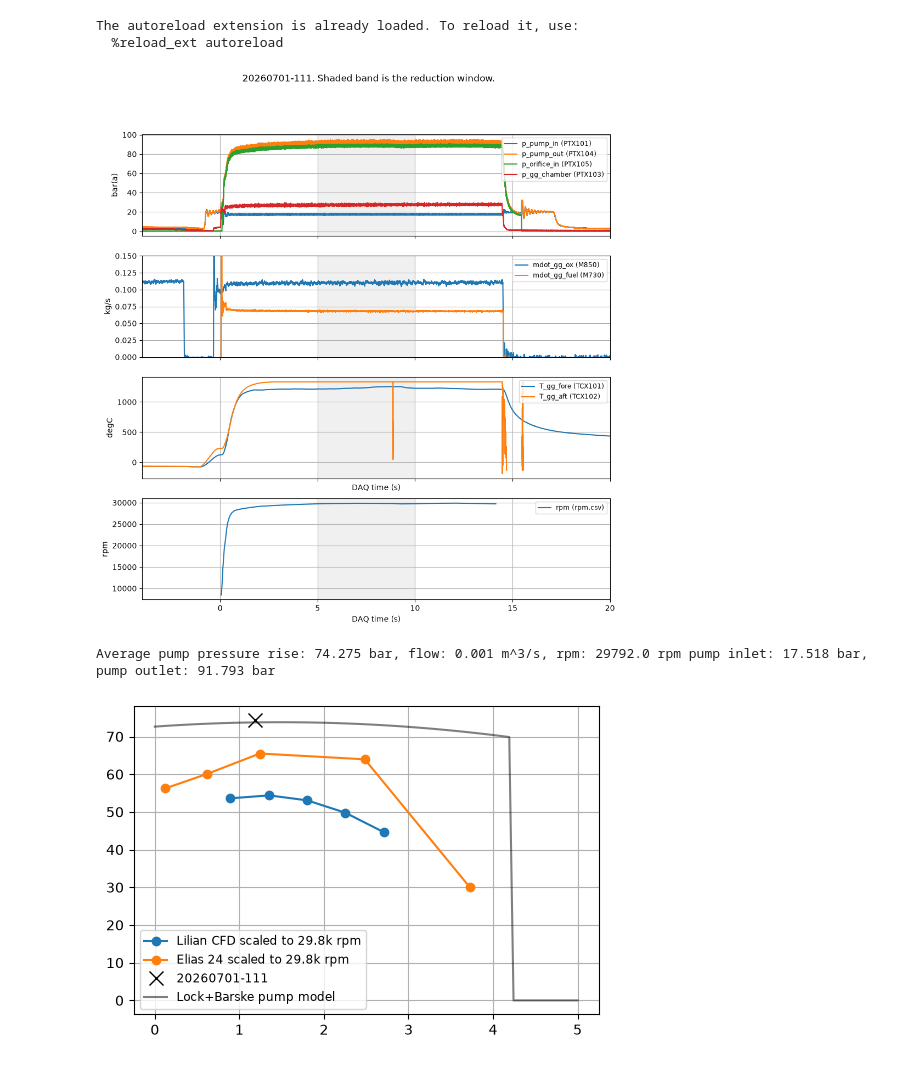
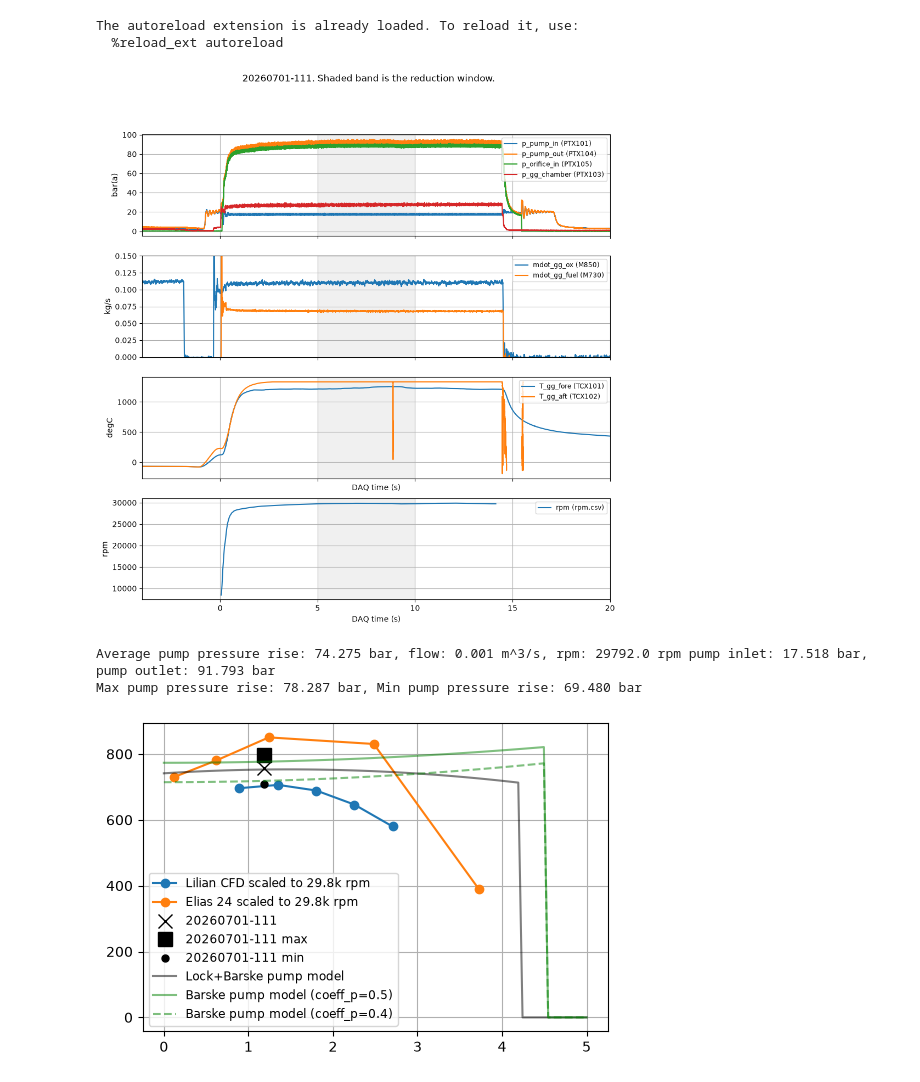
Before and after one commit to LpHiX/otp-sizing, a Jupyter notebook: data/LilianCFD20260928/lilian_cfd.ipynb, the cells around one changed output. Cells and saved outputs as stored; diff of their text form; code cells hidden in the pictures.

```diff
--- a/data/LilianCFD20260928/lilian_cfd.ipynb
+++ b/data/LilianCFD20260928/lilian_cfd.ipynb
@@ -50,13 +50,17 @@ avg_dp = run["dp_pump"].mean(STEADY_STATE_START, STEADY_STATE_END)
 avg_Q = run["Q_pump"].mean(STEADY_STATE_START, STEADY_STATE_END)
 avg_rpm = run["rpm"].mean(STEADY_STATE_START, STEADY_STATE_END)
 avg_p_inlet = run["p_pump_in"].mean(STEADY_STATE_START, STEADY_STATE_END)
+max_dp = run["dp_pump"].max(STEADY_STATE_START, STEADY_STATE_END)
+min_dp = run["dp_pump"].min(STEADY_STATE_START, STEADY_STATE_END)
 avg_p_outlet = run["p_pump_out"].mean(STEADY_STATE_START, STEADY_STATE_END)
 print(f"Average pump pressure rise: {avg_dp:.3f} bar, flow: {avg_Q:.3f} m^3/s, rpm: {avg_rpm:.1f} rpm", f"pump inlet: {avg_p_inlet:.3f} bar, pump outlet: {avg_p_outlet:.3f} bar")
+print (f"Max pump pressure rise: {max_dp:.3f} bar, Min pump pressure rise: {min_dp:.3f} bar")
 # %% [output]
 The autoreload extension is already loaded. To reload it, use:
   %reload_ext autoreload
 [figure]
 Average pump pressure rise: 74.275 bar, flow: 0.001 m^3/s, rpm: 29792.0 rpm pump inlet: 17.518 bar, pump outlet: 91.793 bar
+Max pump pressure rise: 78.287 bar, Min pump pressure rise: 69.480 bar
 # %%
 import pandas as pd
 
@@ -76,36 +80,50 @@ cfd_33 = cfd_33.rename(columns={
     "eta (-)":       "eta",
 })
 
 elias_24 = pd.read_excel(F, usecols="B:E", skiprows=16, nrows=5)
 
 def scale(df, N_new, N_old):
    r = N_new / N_old
    return df.assign(**{"mdot (kg/s)": df["mdot (kg/s)"] * r,
                         "dp (bar)":    df["dp (bar)"] * r**2,
                         "Pshaft (kW)": df["Pshaft (kW)"] * r**3})
 
 fig, ax = plt.subplots(figsize=(6, 4))
 
 cfd_30 = scale(cfd_33, N_new=avg_rpm, N_old=33_000)
 elias_30 = scale(elias_24, N_new=avg_rpm, N_old=24_000)
 
-ax.plot(cfd_30["mdot (kg/s)"], cfd_30["dp (bar)"], "-o", label="Lilian CFD scaled to 29.8k rpm")
-ax.plot(elias_30["mdot (kg/s)"], elias_30["dp (bar)"], "-o", label="Elias 24 scaled to 29.8k rpm")
-ax.plot(avg_Q*1e3, avg_dp, "x", label="20260701-111", markersize=10, color="k")
+bar_to_ipa_head = 1e5 / (9.81 * 785)
+bar_to_water_head = 1e5 / (9.81 * 1000)
+
+ax.plot(cfd_30["mdot (kg/s)"], cfd_30["dp (bar)"] * bar_to_ipa_head, "-o", label="Lilian CFD scaled to 29.8k rpm")
+ax.plot(elias_30["mdot (kg/s)"], elias_30["dp (bar)"] * bar_to_ipa_head, "-o", label="Elias 24 scaled to 29.8k rpm")
+ax.plot(avg_Q*1e3, avg_dp * bar_to_water_head, "x", label="20260701-111", markersize=10, color="k")
+ax.plot(avg_Q*1e3, max_dp * bar_to_water_head, "s", label="20260701-111 max", markersize=10, color="k")
+ax.plot(avg_Q*1e3, min_dp * bar_to_water_head, ".", label="20260701-111 min", markersize=10, color="k")
 
 from data.OT2.ot2 import PUMP
 from pyfluids import FluidsList
 from otp.propellants.propellant import Propellant
 from otp.core.units import BAR
 import numpy as np
 
 
 WATER = Propellant("Water", FluidsList.Water, t_tank=293.15, p_tank=10*BAR)
 
-dps = np.array([PUMP.point_performance(WATER, Q, avg_rpm, avg_p_inlet*BAR, 293.15, "lock").dp for Q in np.linspace(0, 0.005, 100)])
-ax.plot(np.linspace(0, 0.005, 100)*1e3, dps/BAR, label="Lock+Barske pump model", color="k", alpha=0.5)
+heads = np.array([PUMP.point_performance(WATER, Q, avg_rpm, avg_p_inlet*BAR, 293.15, "lock").H_total_real for Q in np.linspace(0, 0.005, 100)])
+ax.plot(np.linspace(0, 0.005, 100)*1e3, heads, label="Lock+Barske pump model", color="k", alpha=0.5)
+
+PUMP.choices.coeff_p = 0.5
+heads_barske = np.array([PUMP.point_performance(WATER, Q, avg_rpm, avg_p_inlet*BAR, 293.15, "barske").H_total_real for Q in np.linspace(0, 0.005, 100)])
+ax.plot(np.linspace(0, 0.005, 100)*1e3, heads_barske, label=f"Barske pump model (coeff_p={PUMP.choices.coeff_p})", color="g", alpha=0.5)
+
+PUMP.choices.coeff_p = 0.4
+heads_barske = np.array([PUMP.point_performance(WATER, Q, avg_rpm, avg_p_inlet*BAR, 293.15, "barske").H_total_real for Q in np.linspace(0, 0.005, 100)])
+ax.plot(np.linspace(0, 0.005, 100)*1e3, heads_barske, '--', label=f"Barske pump model (coeff_p={PUMP.choices.coeff_p})", color="g", alpha=0.5)
+
 
 ax.legend(fontsize="small")
 ax.grid(True)
 # %% [output]
-[figure, old version]
+[figure, new version]
```
Also changed, not shown: 3 other files.
